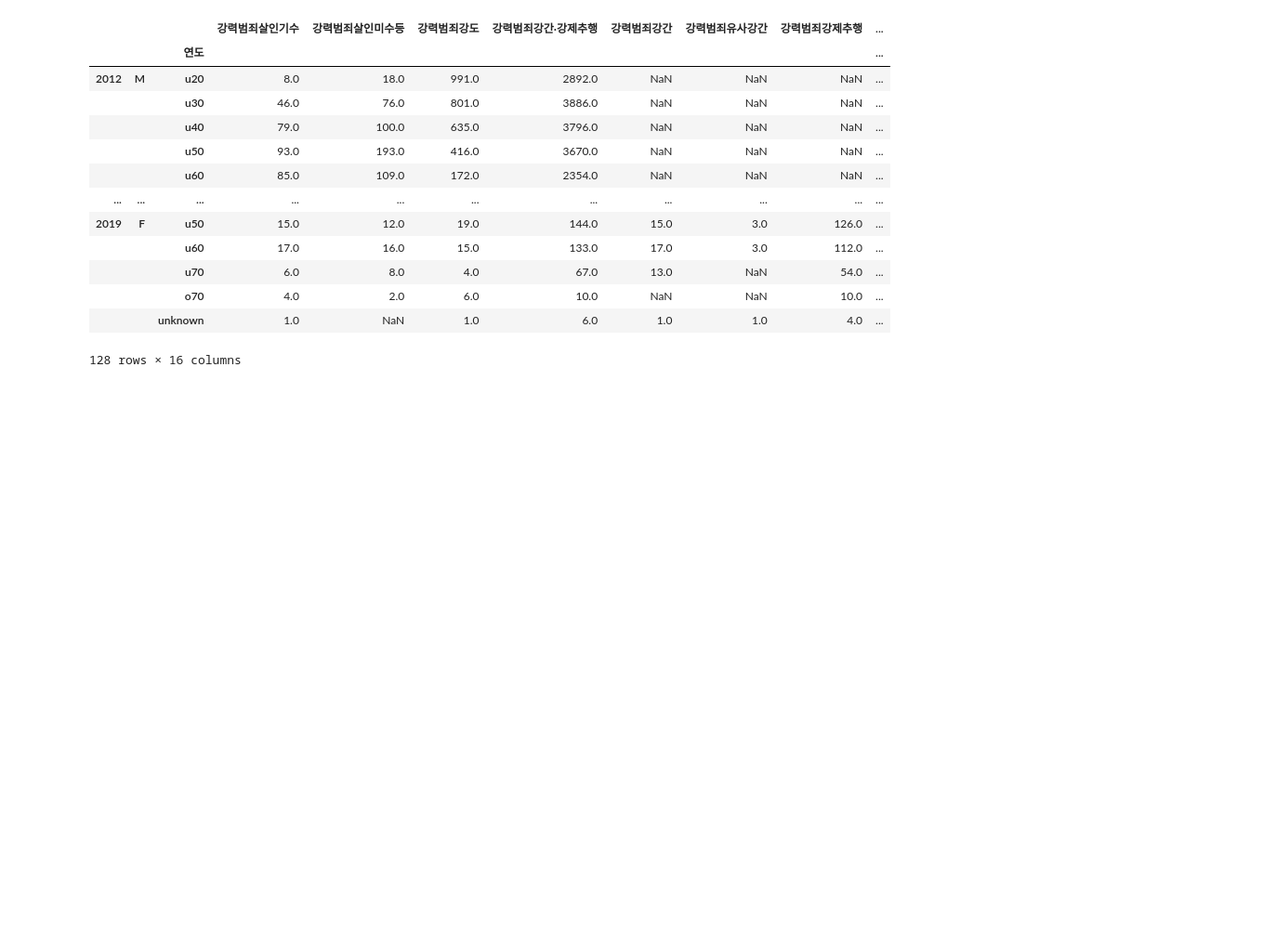
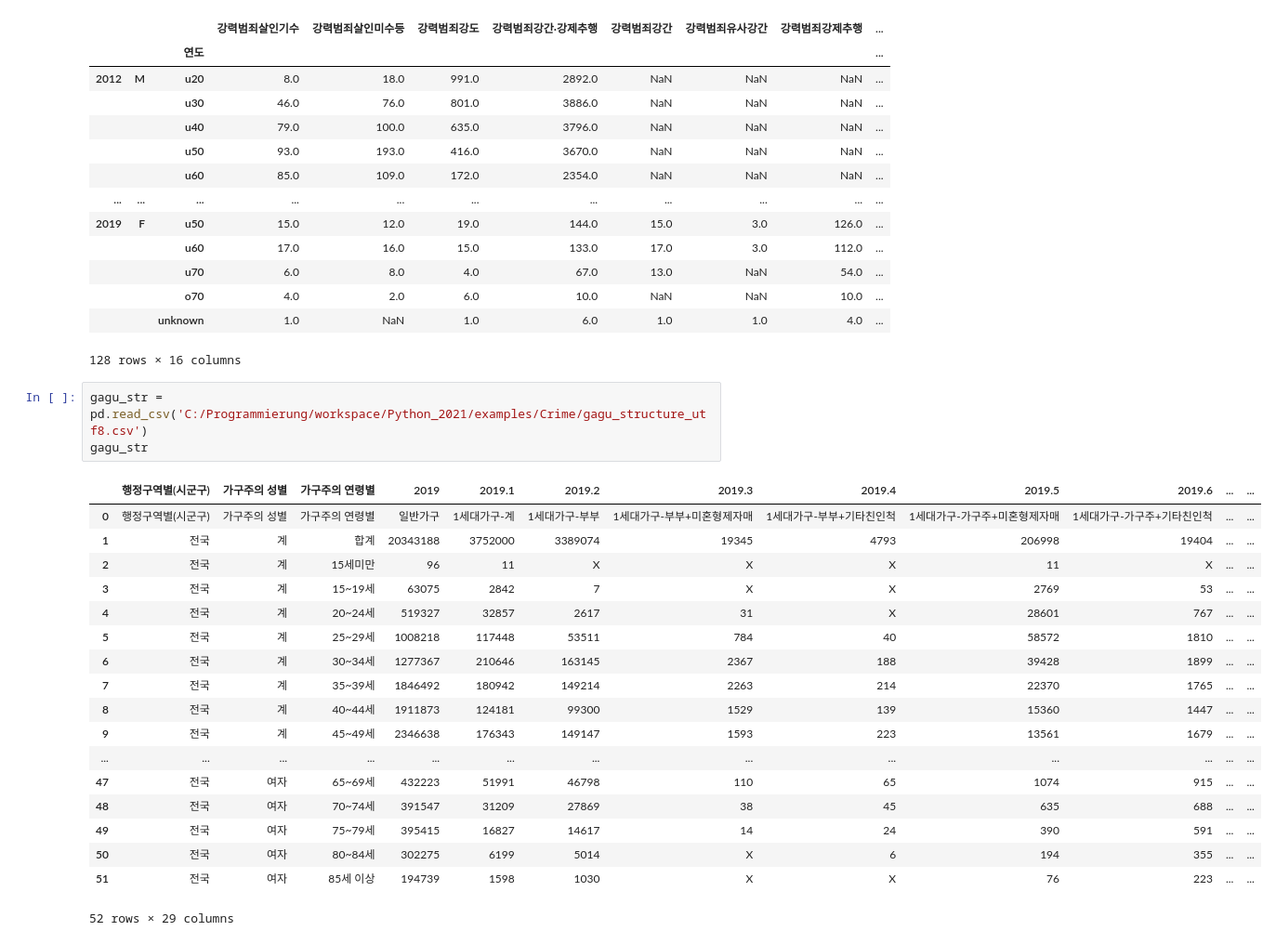
Before and after one commit to waldbear4/Python_2021, a Jupyter notebook: 20210610.ipynb, the cells around one changed output. Shown at 93% size. Saved outputs shown, nothing was run; the diff lists cells and outputs as text; blank space fills up the shorter version.

```diff
--- a/20210610.ipynb
+++ b/20210610.ipynb
@@ -81,3 +81,25 @@ crime_CSAe.transpose()
 |  |  | o70 | 4.0 | 2.0 | 6.0 | 10.0 | NaN | NaN | 10.0 | ... |
 |  |  | unknown | 1.0 | NaN | 1.0 | 6.0 | 1.0 | 1.0 | 4.0 | ... |
 128 rows × 16 columns
+# %%
+gagu_str = pd.read_csv('C:/Programmierung/workspace/Python_2021/examples/Crime/gagu_structure_utf8.csv')
+gagu_str
+# %% [output]
+|  | 행정구역별(시군구) | 가구주의 성별 | 가구주의 연령별 | 2019 | 2019.1 | 2019.2 | 2019.3 | 2019.4 | 2019.5 | 2019.6 | ... | ... |
+| 0 | 행정구역별(시군구) | 가구주의 성별 | 가구주의 연령별 | 일반가구 | 1세대가구-계 | 1세대가구-부부 | 1세대가구-부부+미혼형제자매 | 1세대가구-부부+기타친인척 | 1세대가구-가구주+미혼형제자매 | 1세대가구-가구주+기타친인척 | ... | ... |
+| 1 | 전국 | 계 | 합계 | 20343188 | 3752000 | 3389074 | 19345 | 4793 | 206998 | 19404 | ... | ... |
+| 2 | 전국 | 계 | 15세미만 | 96 | 11 | X | X | X | 11 | X | ... | ... |
+| 3 | 전국 | 계 | 15~19세 | 63075 | 2842 | 7 | X | X | 2769 | 53 | ... | ... |
+| 4 | 전국 | 계 | 20~24세 | 519327 | 32857 | 2617 | 31 | X | 28601 | 767 | ... | ... |
+| 5 | 전국 | 계 | 25~29세 | 1008218 | 117448 | 53511 | 784 | 40 | 58572 | 1810 | ... | ... |
+| 6 | 전국 | 계 | 30~34세 | 1277367 | 210646 | 163145 | 2367 | 188 | 39428 | 1899 | ... | ... |
+| 7 | 전국 | 계 | 35~39세 | 1846492 | 180942 | 149214 | 2263 | 214 | 22370 | 1765 | ... | ... |
+| 8 | 전국 | 계 | 40~44세 | 1911873 | 124181 | 99300 | 1529 | 139 | 15360 | 1447 | ... | ... |
+| 9 | 전국 | 계 | 45~49세 | 2346638 | 176343 | 149147 | 1593 | 223 | 13561 | 1679 | ... | ... |
+| ... | ... | ... | ... | ... | ... | ... | ... | ... | ... | ... | ... | ... |
+| 47 | 전국 | 여자 | 65~69세 | 432223 | 51991 | 46798 | 110 | 65 | 1074 | 915 | ... | ... |
+| 48 | 전국 | 여자 | 70~74세 | 391547 | 31209 | 27869 | 38 | 45 | 635 | 688 | ... | ... |
+| 49 | 전국 | 여자 | 75~79세 | 395415 | 16827 | 14617 | 14 | 24 | 390 | 591 | ... | ... |
+| 50 | 전국 | 여자 | 80~84세 | 302275 | 6199 | 5014 | X | 6 | 194 | 355 | ... | ... |
+| 51 | 전국 | 여자 | 85세 이상 | 194739 | 1598 | 1030 | X | X | 76 | 223 | ... | ... |
+52 rows × 29 columns
```
Also changed, not shown: parts of 2 cells of this notebook.
